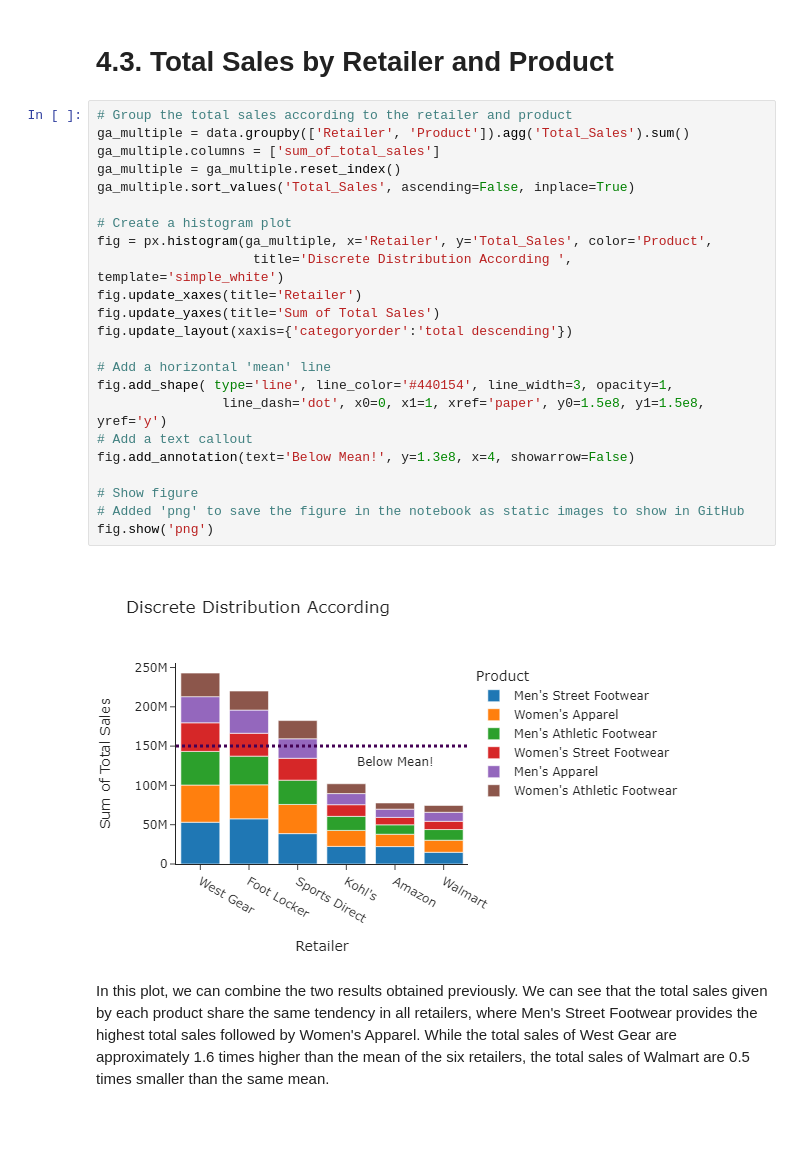
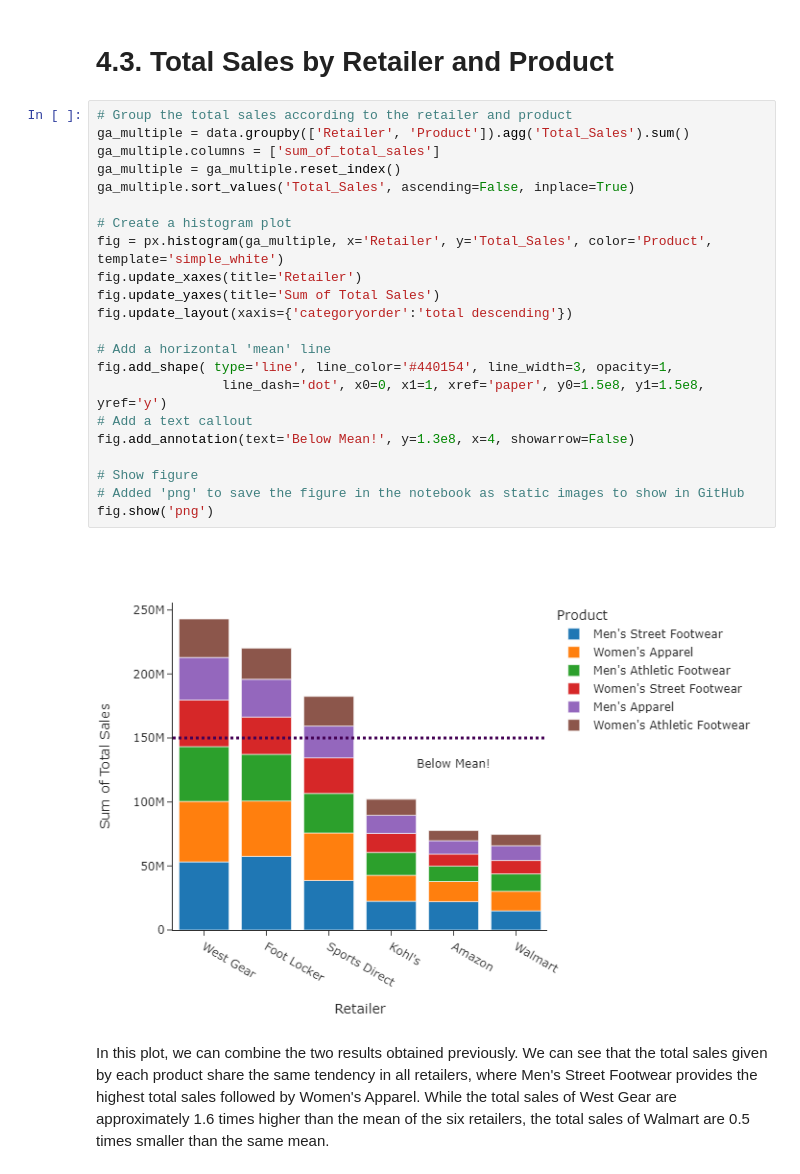
Before and after one commit to dmulysses/datavis-adidas-us-sales-analysis, a Jupyter notebook: adidas-us-sales-analysis.ipynb, the cells around one changed output. Cells and saved outputs as stored; diff of their text form; blank space fills up the shorter version.

```diff
--- a/adidas-us-sales-analysis.ipynb
+++ b/adidas-us-sales-analysis.ipynb
@@ -278,28 +278,27 @@ Men's Street Footwear has the highest total sales amount.
 # %%
 # Group the total sales according to the retailer and product
 ga_multiple = data.groupby(['Retailer', 'Product']).agg('Total_Sales').sum()
 ga_multiple.columns = ['sum_of_total_sales']
 ga_multiple = ga_multiple.reset_index()
 ga_multiple.sort_values('Total_Sales', ascending=False, inplace=True)
 
 # Create a histogram plot
-fig = px.histogram(ga_multiple, x='Retailer', y='Total_Sales', color='Product',
-                    title='Discrete Distribution According ', template='simple_white')
+fig = px.histogram(ga_multiple, x='Retailer', y='Total_Sales', color='Product', template='simple_white')
 fig.update_xaxes(title='Retailer')
 fig.update_yaxes(title='Sum of Total Sales')
 fig.update_layout(xaxis={'categoryorder':'total descending'})
 
 # Add a horizontal 'mean' line
 fig.add_shape( type='line', line_color='#440154', line_width=3, opacity=1,
                 line_dash='dot', x0=0, x1=1, xref='paper', y0=1.5e8, y1=1.5e8, yref='y')
 # Add a text callout
 fig.add_annotation(text='Below Mean!', y=1.3e8, x=4, showarrow=False)
 
 # Show figure
 # Added 'png' to save the figure in the notebook as static images to show in GitHub
 fig.show('png')
 # %% [output]
-[figure, old version]
+[figure, new version]
 # %% [markdown]
 In this plot, we can combine the two results obtained previously. We can see that the total sales given by each product share the same tendency in all retailers, where Men's Street Footwear provides the highest total sales followed by Women's Apparel.
 While the total sales of West Gear are approximately 1.6 times higher than the mean of the six retailers, the total sales of Walmart are 0.5 times smaller than the same mean.
```
Also changed, not shown: parts of 3 cells of this notebook.
